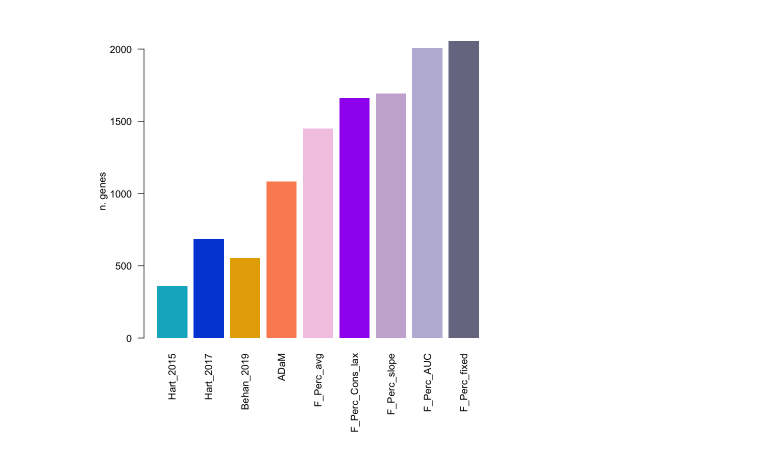
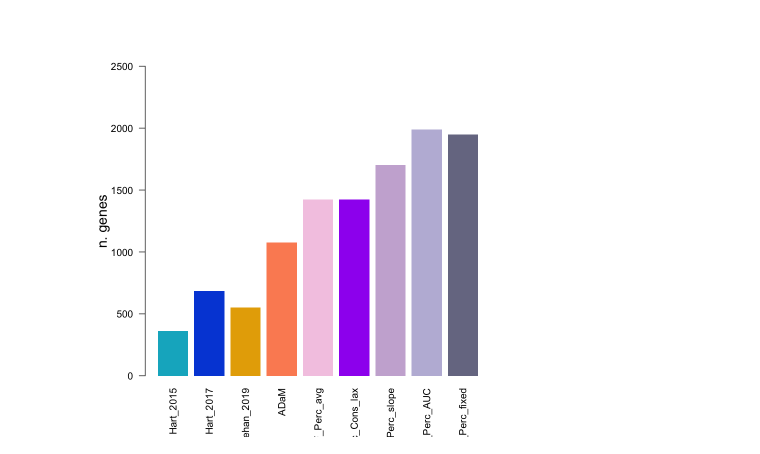
Before and after one commit to DepMap-Analytics/CoRe, a Jupyter notebook: notebooks/CoRe_Benchmarking.ipynb, the cells around one changed output. Saved outputs shown, nothing was run; the diff lists cells and outputs as text; code cells hidden in the pictures.

```diff
--- a/notebooks/CoRe_Benchmarking.ipynb
+++ b/notebooks/CoRe_Benchmarking.ipynb
@@ -106,40 +153,45 @@ Perc_Last3_Consensus<-Reduce(intersect,list(Perc_fixed,Perc_slope,Perc_AUC))
 # %%
+## Essentials genes obtained with CENtools using BAGEL curated genes as reference sets (default nº bin = 20)
+load('data/CENtools_Essentials.RData')
+
 ## CENtools
 CENtools_SV1_B20Q2_CERES <- CENtools_ess
 
 ## CENtools Sharma et al, 2020
 CENtools_2020<-read.table(file = 'data/CenTools_essential_Sharma_et_al.txt',sep='\t',stringsAsFactors = FALSE)$V1
 
-## ADaM essential Behan et al, 2019
+## ADaM essential Behan et al., 2019
 load('data/ADaM_CFs_Behan_et_Al_2019.RData')
 ADaM_2019<-PanCancerCoreFitnessGenes
 
+## Hart et al., 2015
 data(BAGEL_essential)
 Hart_Essential_2015<-BAGEL_essential
 
-load('data/BAGEL_v2_ESSENTIAL_GENES.rdata')
+## Hart et al., 2017
+load('data/BAGEL_v2_Essentials.RData')
 Hart_Essential_2017<-BAGEL_essential
 
 ##### Barplot comparing n. of predicted CF genes
-CFs_sets<-list(Hart_2015=Hart_Essential_2015,
-               Hart_2017=Hart_Essential_2017,
-               Behan_2019=ADaM_2019,
+CFs_sets<-list(Hart_2015 = Hart_Essential_2015,
+               Hart_2017 = Hart_Essential_2017,
+               Behan_2019 = ADaM_2019,
                ADaM = ADaM,
                F_Perc_avg = Perc_avg,
-               F_Perc_Cons_lax = Perc_Last3_Consensus,
+               F_Perc_Cons_lax = Perc_Consensus,
                F_Perc_slope = Perc_slope,
                F_Perc_AUC = Perc_AUC,
                F_Perc_fixed = Perc_fixed)
 
 col=c("#03B2C8","#034DD9","#E6AB02","#1B9E77","#337100","#FC8D62",'black',
       "#F4CAE4",'purple',"#CAB2D6","#BEBADA","#777892")
 names(col)<-c("Hart_2015","Hart_2017","Behan_2019","Sharma_2020","CENtools","ADaM",
               "F_Perc_Cons","F_Perc_avg","F_Perc_Cons_lax","F_Perc_slope","F_Perc_AUC","F_Perc_fixed")
 
-par(mar=c(8,4,2,2))
-barplot(unlist(lapply(CFs_sets,length)),ylab='n. genes',las=2,border = FALSE,col=col[names(CFs_sets)])
+barplot(unlist(lapply(CFs_sets,length)),ylab='n. genes',las=2,border = FALSE,col=col[names(CFs_sets)],
+        cex.lab = 1.4, cex.main = 2, ylim = c(0,2500))
 # %% [output]
-[figure, old version]
+[figure, new version]
 # %%
 ##### CF gene set similarity
 allEss<-unique(unlist(CFs_sets))
```
Also changed, not shown: parts of 20 cells of this notebook.
